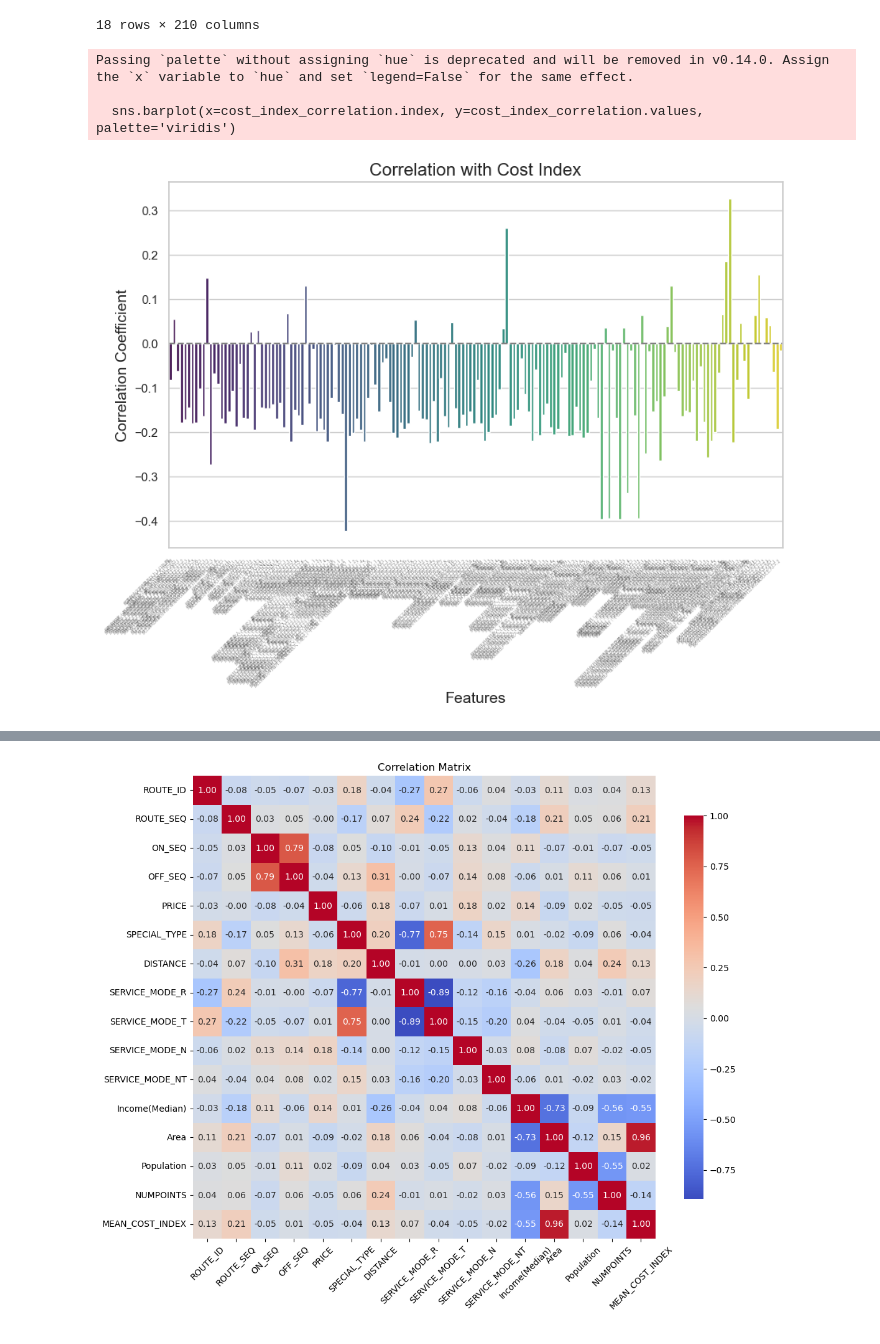
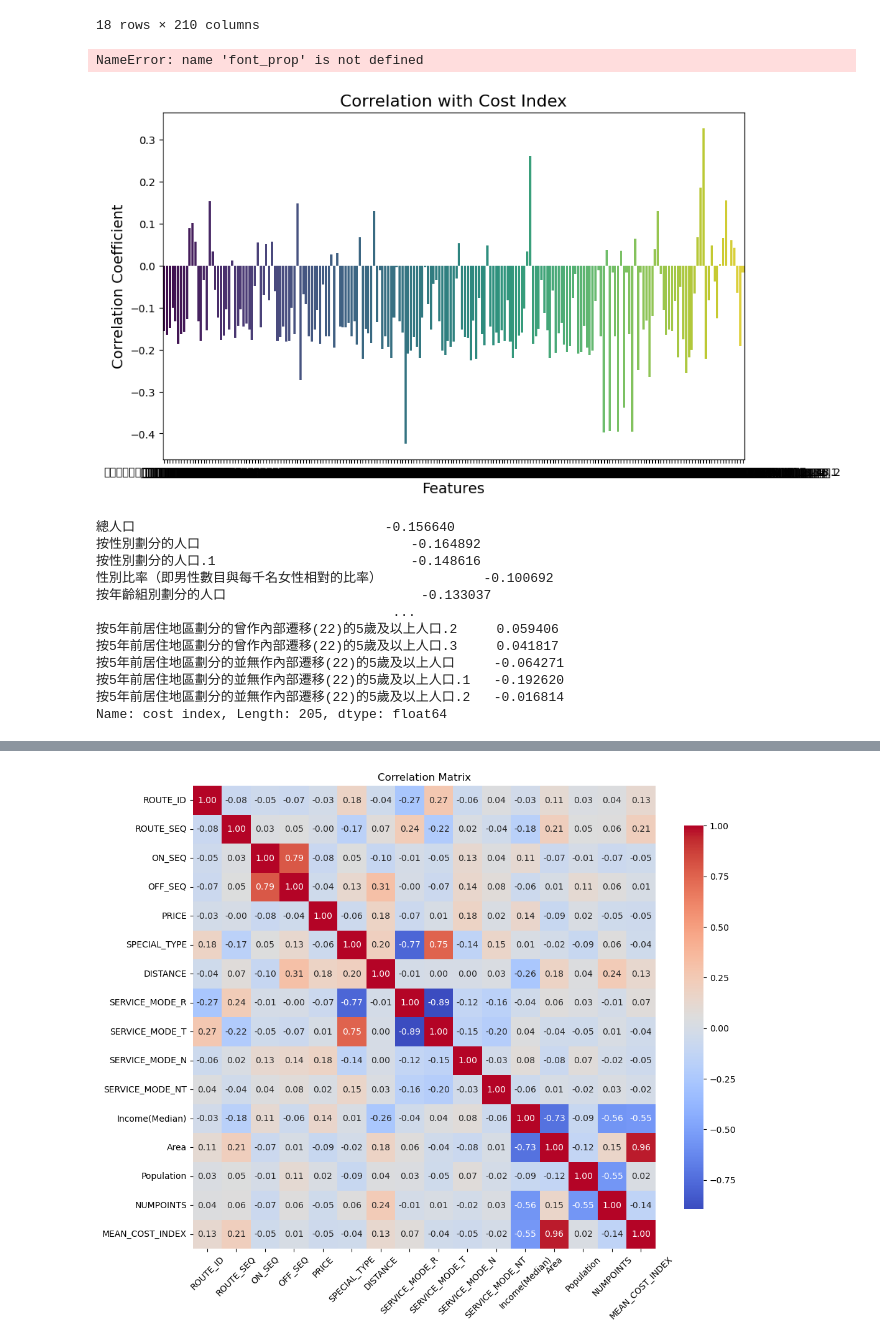
Before and after one commit to feiyiLB/comp3522, a Jupyter notebook: Notebooks/EDA_LB.ipynb, the cells around one changed output, grey strips where cells are left out. Saved outputs shown, nothing was run; the diff lists cells and outputs as text; code cells hidden in the pictures.

```diff
--- a/Notebooks/EDA_LB.ipynb
+++ b/Notebooks/EDA_LB.ipynb
@@ -103,13 +19,0 @@ plt.show()
-# %%
-# 不同公司票价箱线图
-sns.set(style='whitegrid')
-
-
-plt.figure(figsize=(12, 6))
-sns.boxplot(x='COMPANY_CODE', y='PRICE', data=df_converted_fare)
-
-plt.title('Price Distribution by Company', fontsize=16)
-plt.xlabel('Company', fontsize=14)
-plt.ylabel('Price', fontsize=14)
-
-plt.show()
@@ -118,26 +19,0 @@ plt.show()
-# %%
-from matplotlib import font_manager
-
-font_path = 'C:\Windows\Fonts\mingliu.ttc'
-font_prop = font_manager.FontProperties(fname=font_path)
-
-average_price = df.groupby('ON_DISTRICT')['PRICE'].mean().reset_index()
-
-sns.set(style='whitegrid')
-
-plt.figure(figsize=(10, 6))
-bar_plot = sns.barplot(x='ON_DISTRICT', y='PRICE', data=average_price, palette='muted')
-
-plt.title('Average Price by District(On_sequence)', fontsize=16)
-plt.xlabel('Distrtict', fontsize=14)
-plt.ylabel('Average Price', fontsize=14)
-
-plt.xticks(rotation=45, fontproperties=font_prop)
-plt.yticks(ticks=[3, 6, 9, 12, 15, 18])
-
-for p in bar_plot.patches:
-    bar_plot.annotate(f'{p.get_height():.2f}',
-                      (p.get_x() + p.get_width() / 2., p.get_height()),
-                      ha='center', va='bottom',
-                      fontsize=12, color='black')
-plt.show()
@@ -251,24 +134,38 @@ df_factor.head(18)
 | 17 | T | 39 | Islands | 離島區 | 185282 | 84985 | 100297 | 847 | ... |
 18 rows × 210 columns
 # %%
+df_factor_district=df_factor.copy()
 df_factor = df_factor.iloc[:, 4:]
 df_factor = df_factor.apply(pd.to_numeric, errors='coerce')
 correlation_matrix = df_factor.corr()
 
 # 提取与 'cost index' 列的相关系数
 cost_index_correlation = correlation_matrix['cost index'].drop('cost index')
 
 # 可视化相关系数
 plt.figure(figsize=(10, 6))
 sns.barplot(x=cost_index_correlation.index, y=cost_index_correlation.values, palette='viridis')
 plt.title('Correlation with Cost Index', fontsize=16)
 plt.xlabel('Features', fontsize=14)
 plt.ylabel('Correlation Coefficient', fontsize=14)
 plt.xticks(rotation=45, ha='right', fontproperties=font_prop, fontsize=4)
 plt.axhline(0, color='gray', linestyle='--')
 plt.show()
 # %% [output]
-Passing `palette` without assigning `hue` is deprecated and will be removed in v0.14.0. Assign the `x` variable to `hue` and set `legend=False` for the same effect.
-
-  sns.barplot(x=cost_index_correlation.index, y=cost_index_correlation.values, palette='viridis')
+NameError: name 'font_prop' is not defined
-[figure, old version]
+[figure, new version]
+# %%
+cost_index_correlation
+# %% [output]
+總人口                                -0.156640
+按性別劃分的人口                           -0.164892
+按性別劃分的人口.1                         -0.148616
+性別比率（即男性數目與每千名女性相對的比率）             -0.100692
+按年齡組別劃分的人口                         -0.133037
+                                      ...
+按5年前居住地區劃分的曾作內部遷移(22)的5歲及以上人口.2     0.059406
+按5年前居住地區劃分的曾作內部遷移(22)的5歲及以上人口.3     0.041817
+按5年前居住地區劃分的並無作內部遷移(22)的5歲及以上人口     -0.064271
+按5年前居住地區劃分的並無作內部遷移(22)的5歲及以上人口.1   -0.192620
+按5年前居住地區劃分的並無作內部遷移(22)的5歲及以上人口.2   -0.016814
+Name: cost index, Length: 205, dtype: float64
```
Also changed, not shown: parts of 16 cells of this notebook, 15 other files.
